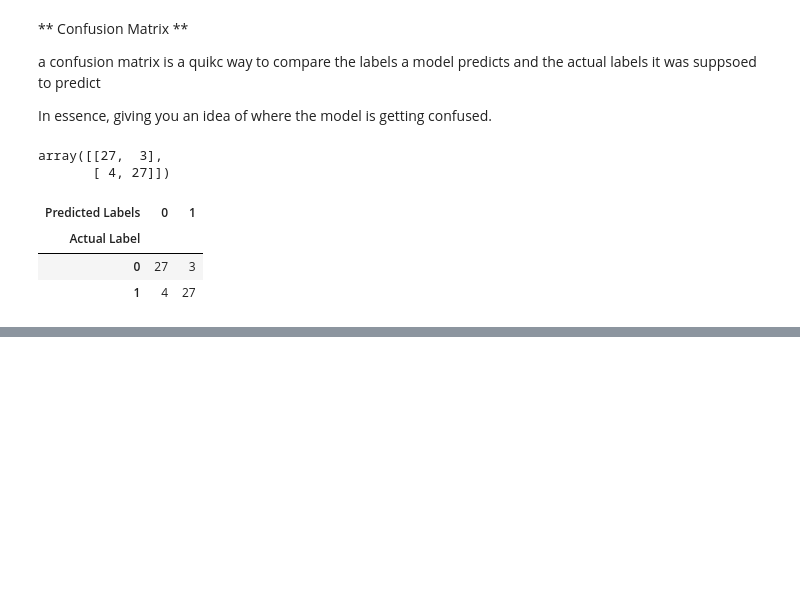
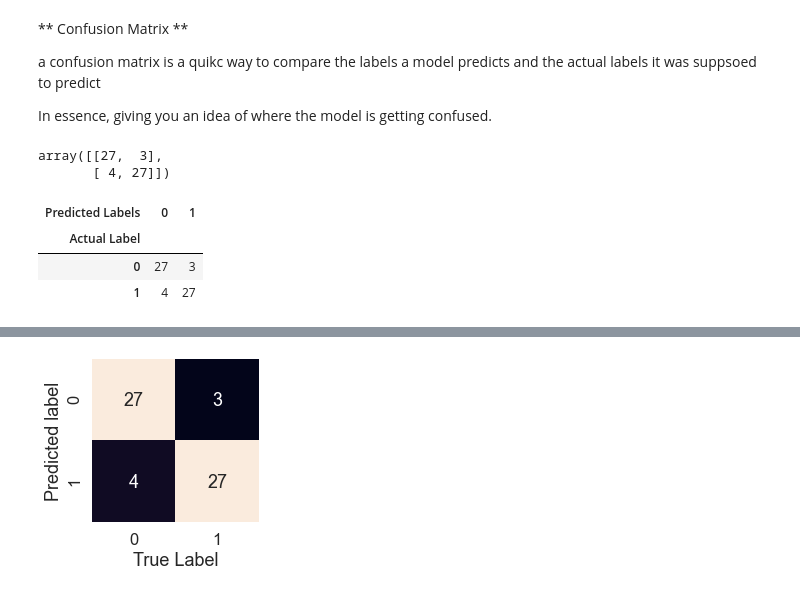
Before and after one commit to allanleung/ML-Projects, a Jupyter notebook: sample_project/intro-scikit-learn.ipynb, the cells around one changed output, grey strips where cells are left out. Drawn from its saved outputs; the diff is of its cells as text; code cells hidden in the pictures; blank space fills up the shorter version.

```diff
--- a/sample_project/intro-scikit-learn.ipynb
+++ b/sample_project/intro-scikit-learn.ipynb
@@ -1304,0 +1349,22 @@ pd.crosstab(y_test,
+# %%
+# No number, need to fix plot
+
+def plot_conf_mat(conf_mat):
+    """
+    plot a confusiong matrix using seaborn's heatmap()
+    """
+
+    fig, ax = plt.subplots(figsize=(3,3))
+    ax = sns.heatmap(conf_mat,
+                    annot=True,
+                    cbar=False)
+    plt.xlabel("True Label")
+    plt.ylabel("Predicted label");
+
+    # matplotlib 3.1.1 will have issue, need to use 3.1.1 or higher
+
+plot_conf_mat(conf_mat);
+
+# visualize confusion matrix
+# %% [output]
+[figure, added]
```
Also changed, not shown: parts of 21 cells of this notebook, 1 other file.
